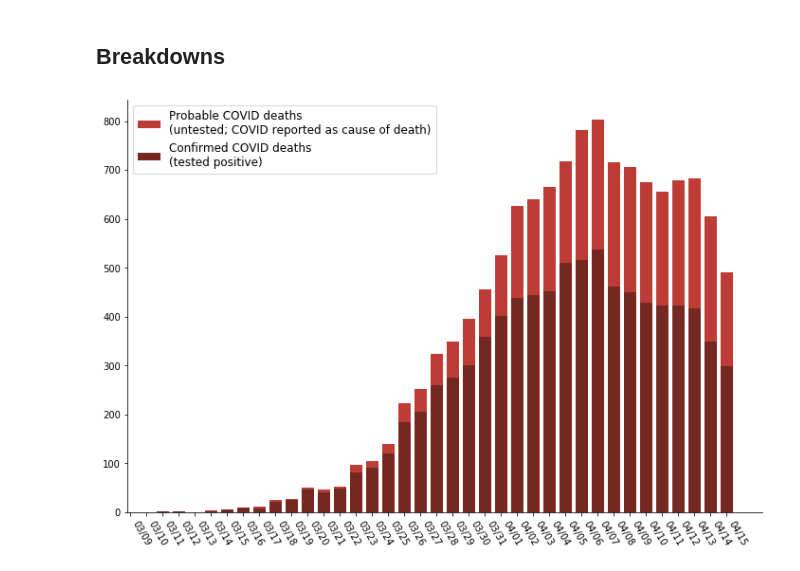
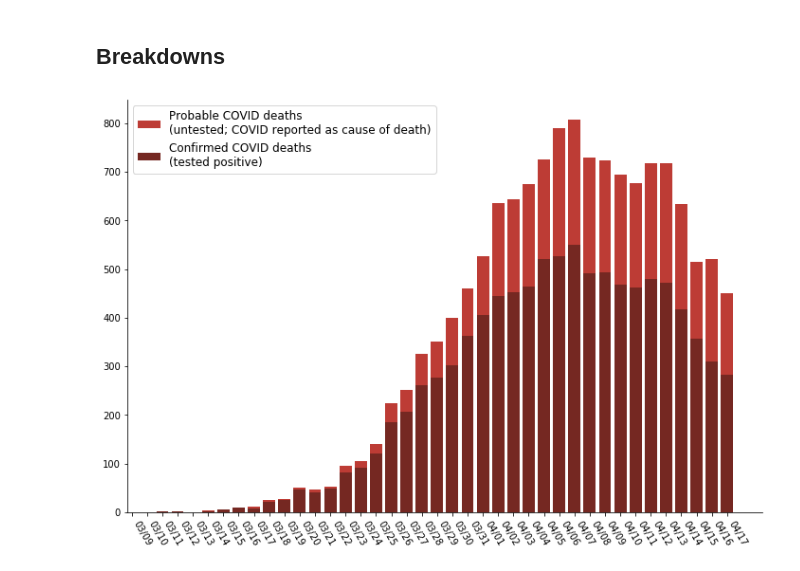
Before and after one commit to akrhea/coronavirus-data, a Jupyter notebook: NYC COVID Plots.ipynb, the cells around one changed output. Drawn from its saved outputs; the diff is of its cells as text; code cells hidden in the pictures.

```diff
--- a/NYC COVID Plots.ipynb
+++ b/NYC COVID Plots.ipynb
@@ -41,7 +50,8 @@ def run_dash_with_x_newest_days_removed(x):
 
     daysoftheweek = np.arange(7)
 
-    firstday = df['DATE_OF_INTEREST'].min().dayofweek
+    firstdate = df['DATE_OF_INTEREST'].min()
+    firstday = firstdate.dayofweek
     lastday = daysoftheweek[np.argwhere(daysoftheweek==firstday)[0,0]-1]
 
     # create list of mondays
@@ -57,14 +67,16 @@ def run_dash_with_x_newest_days_removed(x):
     for i, sun in enumerate(lasts):
         first_last.append(firsts[i]+' - '+sun)
 
-    # need to fix groupby to not start from monday
-    df['week'] = df['DATE_OF_INTEREST'].dt.strftime('%W')
+    #create weeks beginning on 1st day
+    df['week'] = np.floor((df['DATE_OF_INTEREST'] - firstdate).dt.days/7)
     weekly_df = df.groupby('week').agg({'NEW_COVID_CASE_COUNT':sum, 'HOSPITALIZED_CASE_COUNT':sum, 'deaths':sum})
 
+    #remove weeks with less than 7 days of data
     if len(firsts)>len(lasts):
-        weekly_df=weekly_df[:-1]
+        weekly_df=weekly_df.iloc[:-1]
 
     df['date'] = df['DATE_OF_INTEREST'].dt.strftime('%m/%d')
+
 
 
     #plot dash
@@ -81,7 +93,6 @@ def run_dash_with_x_newest_days_removed(x):
 
     ax[2][0].bar(weekly_df.index, weekly_df['NEW_COVID_CASE_COUNT'], color='#334235')
     ax[2][0].set_title('Weekly COVID Cases', fontsize=18)
-
 
 
     ax[0][1].plot(df['date'], df['HOSPITALIZED_CASE_COUNT'], lw=2.5, color='steelblue')
@@ -117,11 +128,16 @@ def run_dash_with_x_newest_days_removed(x):
             ax[i][j].spines['top'].set_visible(False)
             ax[i][j].tick_params(axis='y', labelsize=12)
             if i<2:
-                ax[i][j].xaxis.set_ticks(mons)
-                ax[i][j].set_xticklabels(labels = mons, fontsize=12)
                 ax[i][j].grid(which='major', alpha=0.5)
+                if j<2:
+                    ax[i][j].xaxis.set_ticks(mons)
+                    ax[i][j].set_xticklabels(labels = mons, fontsize=12)
+                else:
+                    ax[i][j].xaxis.set_ticks(mons[1:])
+                    ax[i][j].set_xticklabels(labels = mons[1:], fontsize=12)
+
             else:
-                ax[i][j].set_xticklabels(labels = first_last, rotation=330, ha='left', fontsize=12)
+                ax[i][j].set_xticklabels(labels = ['']+first_last, rotation=330, ha='left', fontsize=12)
                 ax[i][j].grid(which='major', axis='y', alpha=0.5)
 
     plt.subplots_adjust(hspace=.3)
@@ -260,0 +373,2 @@ df_6 = run_dash_with_x_newest_days_removed(6)
+# %%
+df_7 = run_dash_with_x_newest_days_removed(7)
@@ -263,17 +383,17 @@ df_6 = run_dash_with_x_newest_days_removed(6)
 # %%
 fig, ax = plt.subplots(figsize=(12,8))
 
-ax.bar(df_6['date'], df_6['deaths'], color='#bd3c35')
-ax.bar(df_6['date'], df_6['CONFIRMED_DEATHS'], color='#752822')
-ax.set_xticklabels(labels = df_6['date'], rotation=300, ha='left')
+ax.bar(df_7['date'], df_7['deaths'], color='#bd3c35')
+ax.bar(df_7['date'], df_7['CONFIRMED_DEATHS'], color='#752822')
+ax.set_xticklabels(labels = df_7['date'], rotation=300, ha='left')
 plt.legend(['Probable COVID deaths \n(untested; COVID reported as cause of death)',
             'Confirmed COVID deaths \n(tested positive)'],
           loc='upper left', fontsize=12)
 ax.spines['right'].set_visible(False)
 ax.spines['top'].set_visible(False)
 plt.show()
 # %% [output]
-[figure, old version]
+[figure, new version]
 # %%
 age_df = pd.read_csv('by-age.csv')
 age_df
```
Also changed, not shown: parts of 18 cells of this notebook.
